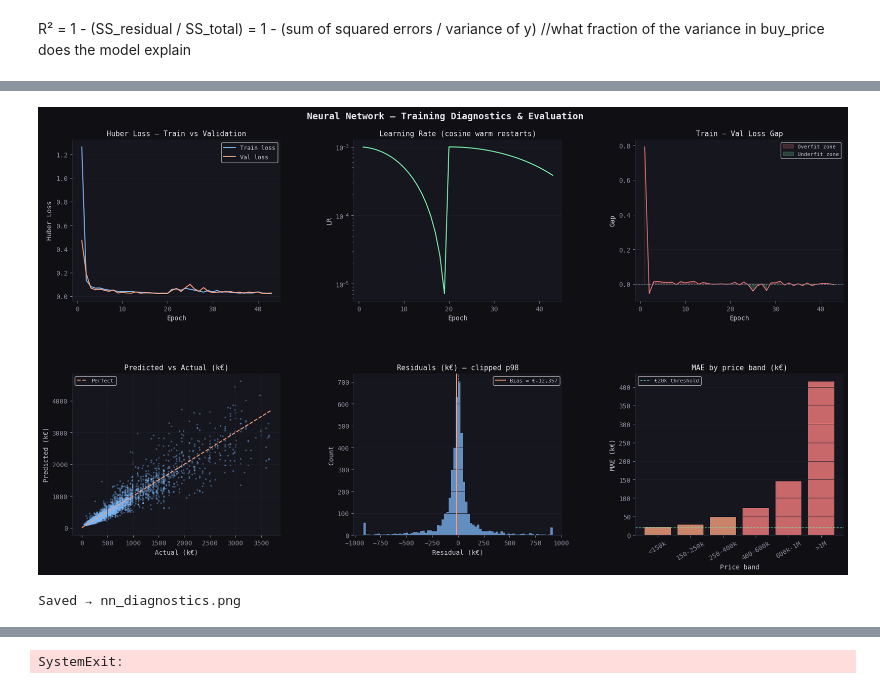
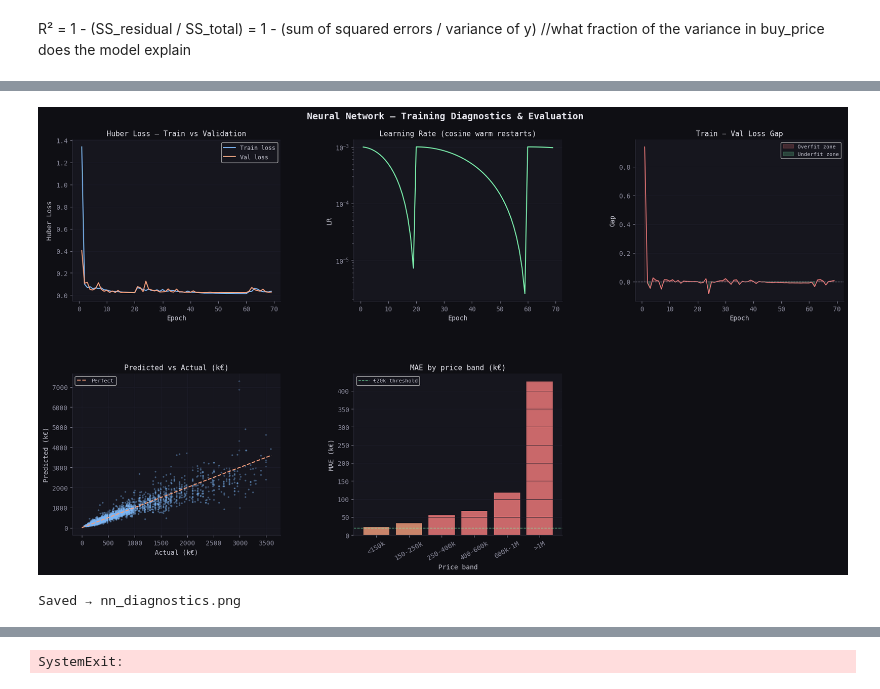
Before and after one commit to julianl11/data_science, a Jupyter notebook: exploring_2.ipynb, the cells around one changed output, grey strips where cells are left out. Cells and saved outputs as stored; diff of their text form; code cells hidden in the pictures.

```diff
--- a/exploring_2.ipynb
+++ b/exploring_2.ipynb
@@ -627,13 +650,14 @@ def run_pipeline(df: pd.DataFrame,
     df = fill_orientation(df)
     X, y = prepare(df, devmode=devmode)
     X = drop_correlated(X, threshold=corr_threshold, target_col=y)
+    X = clean_feature_names(X)
 
     print("\n" + "=" * 60)
     print(f"Pipeline complete.  X: {X.shape}  |  y: {y.shape}")
     print("=" * 60)
     return X, y
 # %%
-X, y = run_pipeline(df, missing_threshold=0.60, corr_threshold=0.9, min_built_year=1850, devmode=True)
+X, y = run_pipeline(df, missing_threshold=0.75, corr_threshold=0.9, min_built_year=1850, devmode=True)
 # %% [output]
 ============================================================
 Madrid Real Estate — Preprocessing Pipeline
@@ -2414,48 +1865,23 @@ Saved → model_comparison_stats.png
+# %%
+#X_train.drop("parking_price", inplace=True, axis=1)
+X_test.drop("parking_price", inplace=True, axis=1)
 # %%
-"""
-Neural Network Regression — Madrid Real Estate (240 features)
-==============================================================
-Architecture designed for tabular data with mixed feature types:
-  - continuous numeric (sq_mt_built, n_rooms, …)
-  - ordinal (neighborhood_rank, addr_number_bucket, …)
-  - binary dummies (has_lift, house_type_id_*, district_*, …)
-
-Key design decisions explained inline.
-"""
-
-import numpy as np
-import pandas as pd
-import matplotlib.pyplot as plt
-import matplotlib.gridspec as gridspec
-
 import torch
 import torch.nn as nn
 from torch.utils.data import DataLoader, TensorDataset
-from sklearn.model_selection import train_test_split
 from sklearn.preprocessing   import RobustScaler
 from sklearn.metrics         import mean_absolute_error, median_absolute_error
 
 
-# ── Reproducibility ──────────────────────────────────────────────────────────
 SEED = 42
 torch.manual_seed(SEED)
 np.random.seed(SEED)
 
-
-# ════════════════════════════════════════════════════════════════════════════
-# 1. Data preparation
-# ════════════════════════════════════════════════════════════════════════════
-
-# Split off a validation set in addition to test
-# (test set never touched during training or architecture decisions)
 X_tr, X_val, y_tr, y_val = train_test_split(
     X_train, y_train, test_size=0.15, random_state=SEED
 )
 
 # Scale X — NNs are sensitive to input scale unlike trees.
-# RobustScaler applied to ALL 240 columns including binaries.
-# Binary columns scaled to roughly [-0.5, 0.5] — acceptable for NNs,
-# and avoids maintaining two separate scaling pipelines.
 scaler   = RobustScaler()
 X_tr_s   = scaler.fit_transform(X_tr)
 X_val_s  = scaler.transform(X_val)
@@ -2468,15 +1894,19 @@ Xtr_t, ytr_t   = to_tensors(X_tr_s,  y_tr.values.reshape(-1, 1))
 Xval_t, yval_t = to_tensors(X_val_s, y_val.values.reshape(-1, 1))
 Xte_t,  yte_t  = to_tensors(X_te_s,  y_test.values.reshape(-1, 1))
 
+# Run this before the scaler
+print("NaNs in X_train:", X_train.isna().sum().sum())
+print("NaNs in y_train:", y_train.isna().sum())
+print("Infs in X_train:", np.isinf(X_train.select_dtypes('number')).sum().sum())
+
+# After scaling
+print("NaNs in X_tr_s:", np.isnan(X_tr_s).sum())
+print("Infs in X_tr_s:", np.isinf(X_tr_s).sum())
+
 train_loader = DataLoader(
     TensorDataset(Xtr_t, ytr_t),
     batch_size=256, shuffle=True, drop_last=True
 )
-
-
-# ════════════════════════════════════════════════════════════════════════════
-# 2. Architecture — MLP with residual connections
-# ════════════════════════════════════════════════════════════════════════════
 
 class ResidualBlock(nn.Module):
     """
@@ -2496,7 +1926,7 @@ class ResidualBlock(nn.Module):
         self.block = nn.Sequential(
             nn.Linear(dim, dim),
             nn.BatchNorm1d(dim),
-            nn.GELU(),                  # smoother than ReLU, works well on tabular
+            nn.GELU(),
             nn.Dropout(dropout),
             nn.Linear(dim, dim),
             nn.BatchNorm1d(dim),
@@ -2560,10 +1990,6 @@ class TabularMLP(nn.Module):
         return self.head(x)
 
 
-# ════════════════════════════════════════════════════════════════════════════
-# 3. Training setup
-# ════════════════════════════════════════════════════════════════════════════
-
 device = torch.device("cuda" if torch.cuda.is_available() else "cpu")
 print(f"Device: {device}")
 
@@ -2594,10 +2020,6 @@ scheduler = torch.optim.lr_scheduler.CosineAnnealingWarmRestarts(
     optimizer, T_0=20, T_mult=2, eta_min=1e-6
 )
 
-
-# ════════════════════════════════════════════════════════════════════════════
-# 4. Training loop with early stopping
-# ════════════════════════════════════════════════════════════════════════════
 
 N_EPOCHS    = 200
 PATIENCE    = 25      # stop if val loss doesn't improve for 25 epochs
@@ -2686,9 +2108,7 @@ print(f"  MAPE  :  {mape:>11.2f}%")
 print(f"{'─'*40}")
 
 
-# ════════════════════════════════════════════════════════════════════════════
-# 6. Diagnostic plots
-# ════════════════════════════════════════════════════════════════════════════
+
 plt.rcParams.update({
     "figure.facecolor": "#0f0f14", "axes.facecolor":  "#16161e",
     "axes.edgecolor":   "#2e2e3a", "axes.labelcolor": "#c8c8d4",
@@ -2750,21 +2170,9 @@ axD.set_title("Predicted vs Actual (k€)", fontsize=11)
 axD.set_xlabel("Actual (k€)"); axD.set_ylabel("Predicted (k€)")
 axD.legend(fontsize=8); axD.grid(True)
 
-# ── E: Residual distribution ──────────────────────────────────────────────
-axE = fig.add_subplot(gs[1, 1])
-residuals = (pred_euros - true_euros) / 1e3
-clip_r    = np.percentile(np.abs(residuals), 98)
-axE.hist(np.clip(residuals, -clip_r, clip_r),
-         bins=80, color="#7eb8f7", alpha=0.75, edgecolor="none")
-axE.axvline(0,               color="#888899", lw=0.8, ls="--")
-axE.axvline(residuals.mean(), color="#f7a07e", lw=1.5,
-            label=f"Bias = €{residuals.mean()*1e3:+,.0f}")
-axE.set_title("Residuals (k€) — clipped p98", fontsize=11)
-axE.set_xlabel("Residual (k€)"); axE.set_ylabel("Count")
-axE.legend(fontsize=8); axE.grid(True, axis="y")
 
 # ── F: Error by price band ────────────────────────────────────────────────
-axF = fig.add_subplot(gs[1, 2])
+axF = fig.add_subplot(gs[1, 1])
 bands      = [0, 150, 250, 400, 600, 1000, np.inf]
 band_labels= ["<150k", "150-250k", "250-400k",
               "400-600k", "600k-1M", ">1M"]
@@ -2808,4 +2216,4 @@ Parameters: 608,641
   MAPE  :        16.87%
 ────────────────────────────────────────
-[figure, old version]
+[figure, new version]
 Saved → nn_diagnostics.png
```
Also changed, not shown: parts of 27 cells of this notebook, 10 other files.
